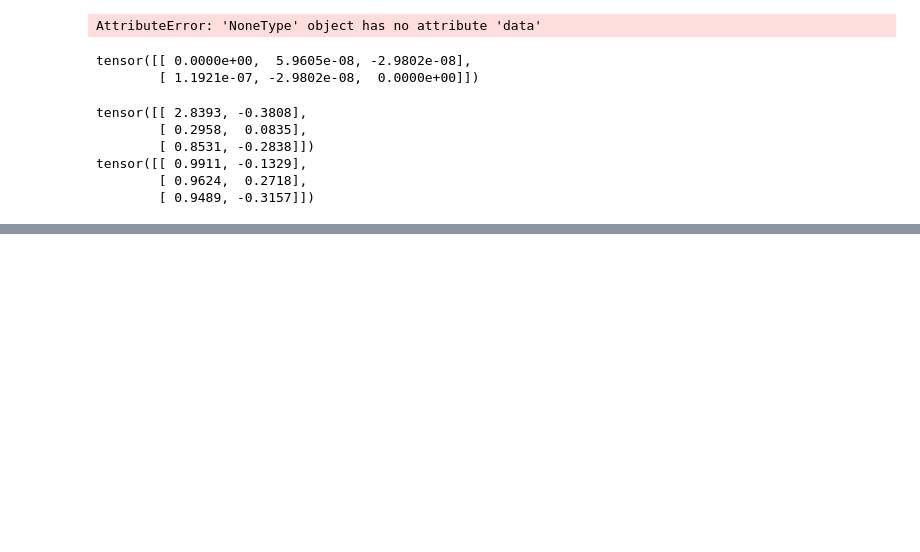
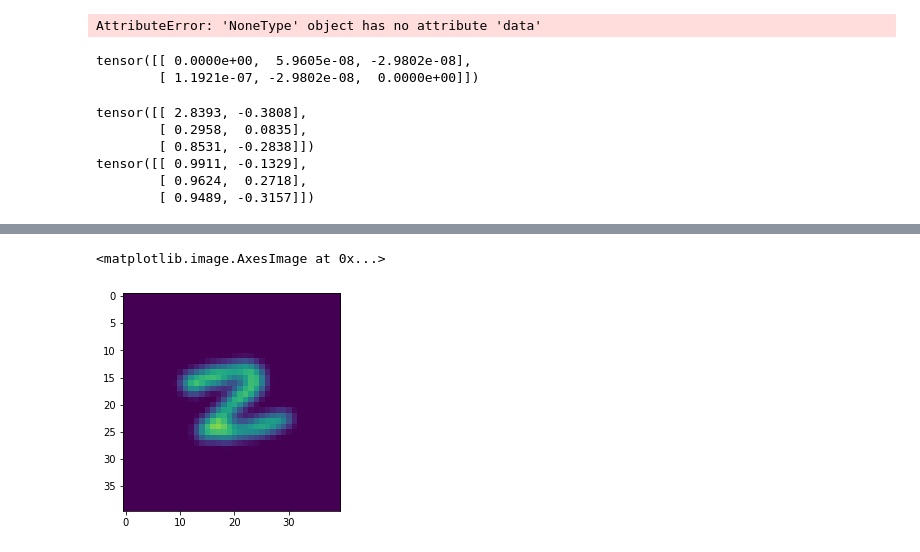
Before and after one commit to michael-psenka/manifold-linearization, a Jupyter notebook: test_files/cc_test.ipynb, the cells around one changed output, grey strips where cells are left out. Cells and saved outputs as stored; diff of their text form; code cells hidden in the pictures; blank space fills up the shorter version.

```diff
--- a/test_files/cc_test.ipynb
+++ b/test_files/cc_test.ipynb
@@ -1787,0 +1817,17 @@ Xhat = g(Z)
+# %%
+ker_radius = 6
+gamma = 0.4
+# make gaussian kernel convolution filter
+kernel_1d = torch.exp(-gamma*(torch.arange(-ker_radius, ker_radius+1).float()**2))
+kernel = kernel_1d[:,None] @ kernel_1d[None,:]
+kernel = kernel / kernel.sum()
+kernel = kernel[None,None,:,:]
+
+
+F = nn.Conv2d(1, 1, 2*ker_radius + 1, stride=1, padding=2*ker_radius)
+F.weight.data = kernel
+Z = F(X[im_idx:im_idx+1,:,:,:])
+plt.imshow(Z[0,0,:,:].detach().numpy(), vmin=0, vmax=1)
+# %% [output]
+<matplotlib.image.AxesImage at 0x...>
+[figure, added]
```
Also changed, not shown: parts of 4 cells of this notebook.
